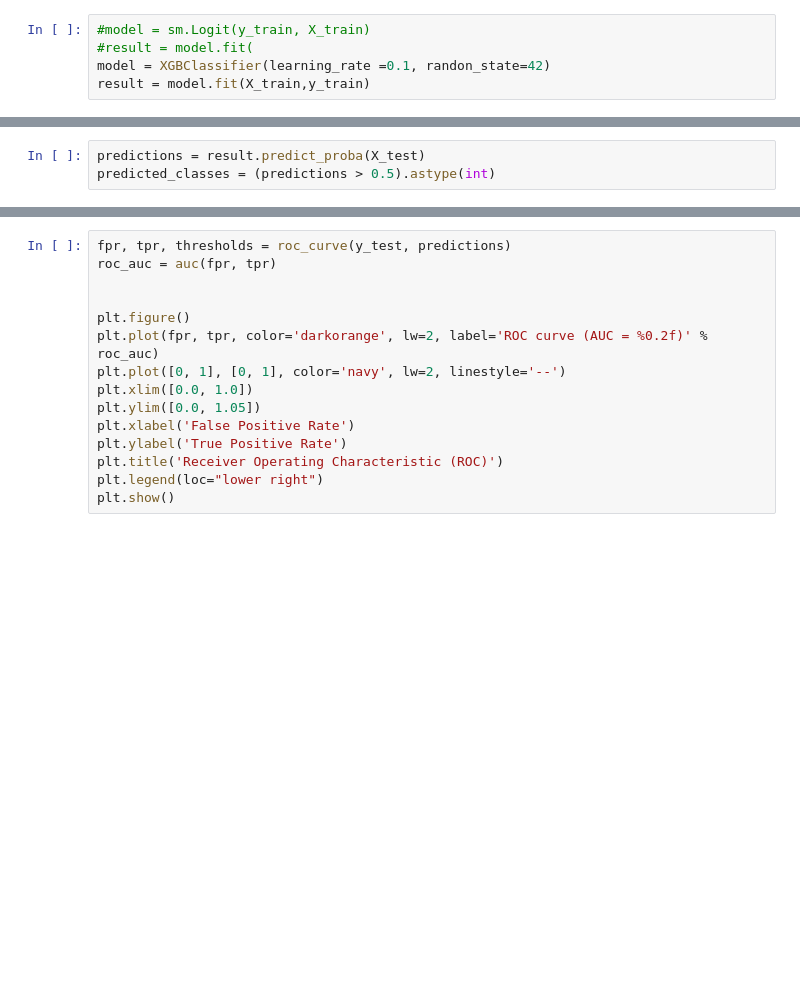
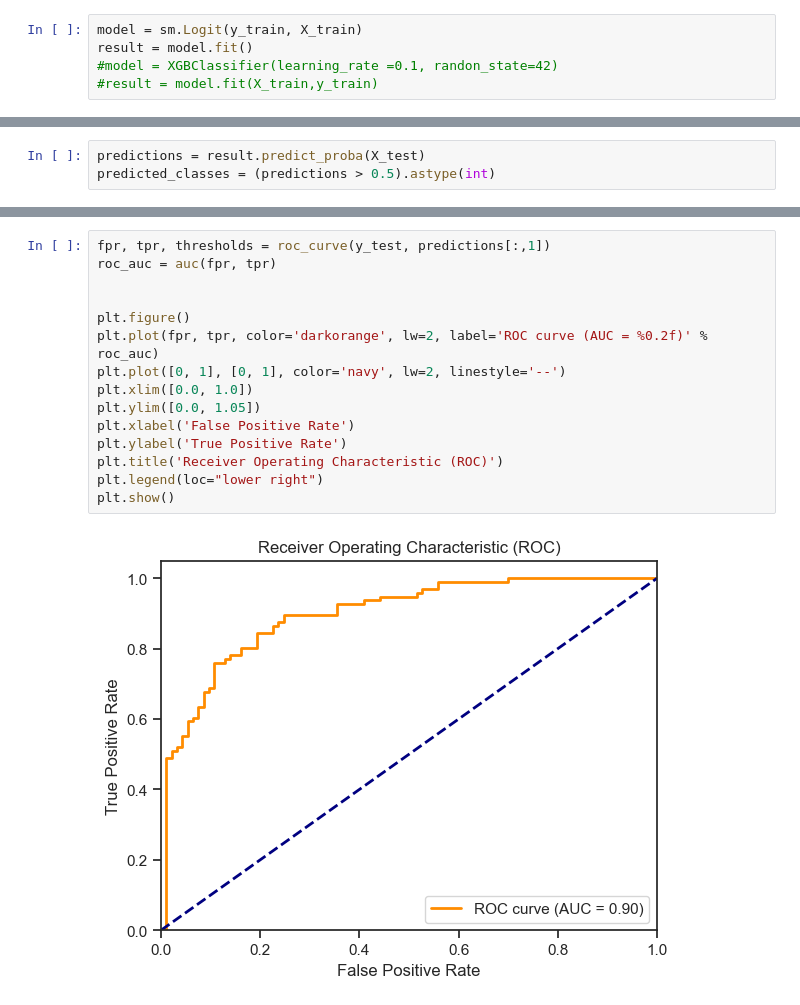
Before and after one commit to adam-datasci/RiskAnalytics, a Jupyter notebook: Bankruptcy Prediction.ipynb, the cells around one changed output, grey strips where cells are left out. Drawn from its saved outputs; the diff is of its cells as text; blank space fills up the shorter version.

```diff
--- a/Bankruptcy Prediction.ipynb
+++ b/Bankruptcy Prediction.ipynb
@@ -71,8 +93,8 @@ plt.show()
 # %%
 X_train, X_test, y_train, y_test = train_test_split(X, y, test_size=0.35, random_state=42)
 # %%
-#model = sm.Logit(y_train, X_train)
-#result = model.fit(
-model = XGBClassifier(learning_rate =0.1, randon_state=42)
-result = model.fit(X_train,y_train)
+model = sm.Logit(y_train, X_train)
+result = model.fit()
+#model = XGBClassifier(learning_rate =0.1, randon_state=42)
+#result = model.fit(X_train,y_train)
 # %% [output]
@@ -95,15 +138,17 @@ result.summary()
 # %%
-fpr, tpr, thresholds = roc_curve(y_test, predictions)
+fpr, tpr, thresholds = roc_curve(y_test, predictions[:,1])
 roc_auc = auc(fpr, tpr)
 
 
 plt.figure()
 plt.plot(fpr, tpr, color='darkorange', lw=2, label='ROC curve (AUC = %0.2f)' % roc_auc)
 plt.plot([0, 1], [0, 1], color='navy', lw=2, linestyle='--')
 plt.xlim([0.0, 1.0])
 plt.ylim([0.0, 1.05])
 plt.xlabel('False Positive Rate')
 plt.ylabel('True Positive Rate')
 plt.title('Receiver Operating Characteristic (ROC)')
 plt.legend(loc="lower right")
 plt.show()
+# %% [output]
+[figure, added]
```
Also changed, not shown: parts of 10 cells of this notebook, 2 other files.
